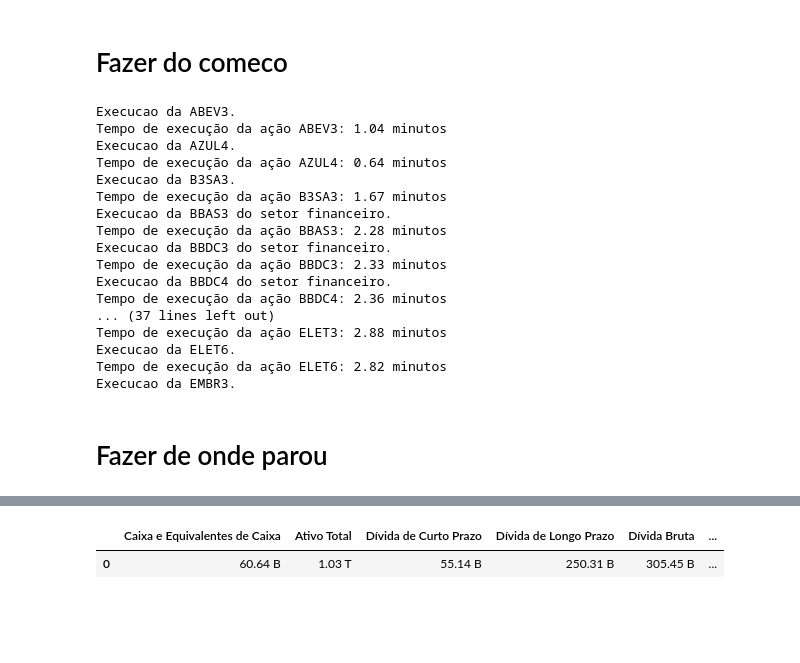
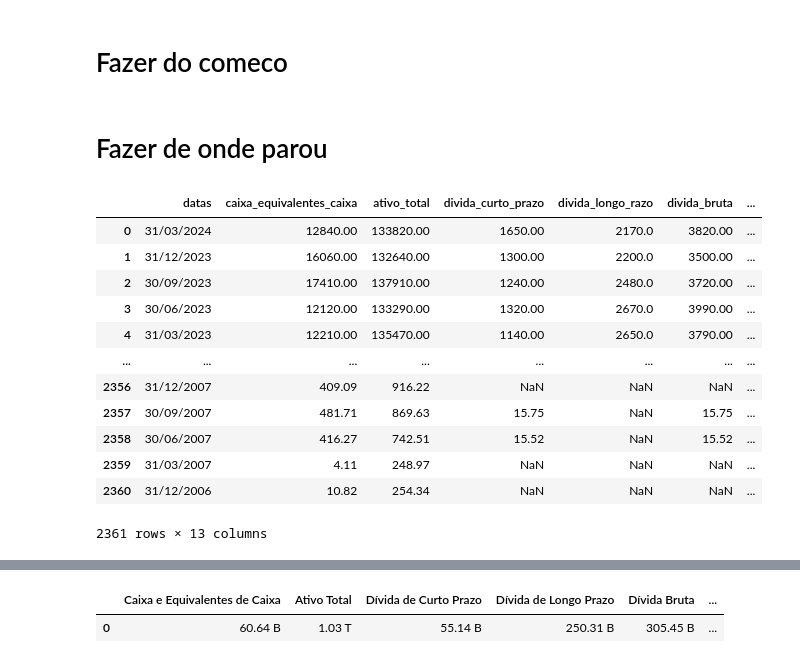
Before and after one commit to Jeferson100/fundamentalist-stock-brazil, a Jupyter notebook: resumo_balanço_patrimonial_investsite.ipynb, the cells around one changed output, grey strips where cells are left out. Drawn from its saved outputs; the diff is of its cells as text; code cells hidden in the pictures; blank space fills up the shorter version.

```diff
--- a/resumo_balanço_patrimonial_investsite.ipynb
+++ b/resumo_balanço_patrimonial_investsite.ipynb
@@ -291,7 +291,7 @@ if refazer_comeco:
             for col in colunas:
                 df_resumo_balanco[col] = df_resumo_balanco[col].apply(converter_valor)
         else:
-            colunas = ['caixa_equivalentes_caixa','ativo_total','divida_curto_prazo','divida_longo_razo','divida_bruta','patrimonio_liquido']
+            colunas = ['caixa_equivalentes_caixa','ativo_total','divida_curto_prazo','divida_liquida','divida_longo_razo','divida_bruta','patrimonio_liquido']
             for col in colunas:
                 df_resumo_balanco[col] = df_resumo_balanco[col].apply(converter_valor)
 
@@ -314,28 +314,26 @@ if refazer_comeco:
 
         # Imprime o tempo de execução em minutos
         print(f"Tempo de execução da ação {acao}: {execution_time_minutes:.2f} minutos")
-# %% [output]
-Execucao da ABEV3.
-Tempo de execução da ação ABEV3: 1.04 minutos
-Execucao da AZUL4.
-Tempo de execução da ação AZUL4: 0.64 minutos
-Execucao da B3SA3.
-Tempo de execução da ação B3SA3: 1.67 minutos
-Execucao da BBAS3 do setor financeiro.
-Tempo de execução da ação BBAS3: 2.28 minutos
-Execucao da BBDC3 do setor financeiro.
-Tempo de execução da ação BBDC3: 2.33 minutos
-Execucao da BBDC4 do setor financeiro.
-Tempo de execução da ação BBDC4: 2.36 minutos
-... (37 lines left out)
-Tempo de execução da ação ELET3: 2.88 minutos
-Execucao da ELET6.
-Tempo de execução da ação ELET6: 2.82 minutos
-Execucao da EMBR3.
 # %% [markdown]
 # Fazer de onde parou
 # %%
 data_frame_feito = pd.read_csv('resumo_balanco.csv').iloc[:,1:]
+# %%
+data_frame_feito
+# %% [output]
+|  | datas | caixa_equivalentes_caixa | ativo_total | divida_curto_prazo | divida_longo_razo | divida_bruta | ... |
+| 0 | 31/03/2024 | 12840.00 | 133820.00 | 1650.00 | 2170.0 | 3820.00 | ... |
+| 1 | 31/12/2023 | 16060.00 | 132640.00 | 1300.00 | 2200.0 | 3500.00 | ... |
+| 2 | 30/09/2023 | 17410.00 | 137910.00 | 1240.00 | 2480.0 | 3720.00 | ... |
+| 3 | 30/06/2023 | 12120.00 | 133290.00 | 1320.00 | 2670.0 | 3990.00 | ... |
+| 4 | 31/03/2023 | 12210.00 | 135470.00 | 1140.00 | 2650.0 | 3790.00 | ... |
+| ... | ... | ... | ... | ... | ... | ... | ... |
+| 2356 | 31/12/2007 | 409.09 | 916.22 | NaN | NaN | NaN | ... |
+| 2357 | 30/09/2007 | 481.71 | 869.63 | 15.75 | NaN | 15.75 | ... |
+| 2358 | 30/06/2007 | 416.27 | 742.51 | 15.52 | NaN | 15.52 | ... |
+| 2359 | 31/03/2007 | 4.11 | 248.97 | NaN | NaN | NaN | ... |
+| 2360 | 31/12/2006 | 10.82 | 254.34 | NaN | NaN | NaN | ... |
+2361 rows × 13 columns
 # %%
 lista_dataframes = []
 #setor_financeiro = ['BBAS3','BBDC3']
```
Also changed, not shown: parts of 1 cell of this notebook, 2 other files.
